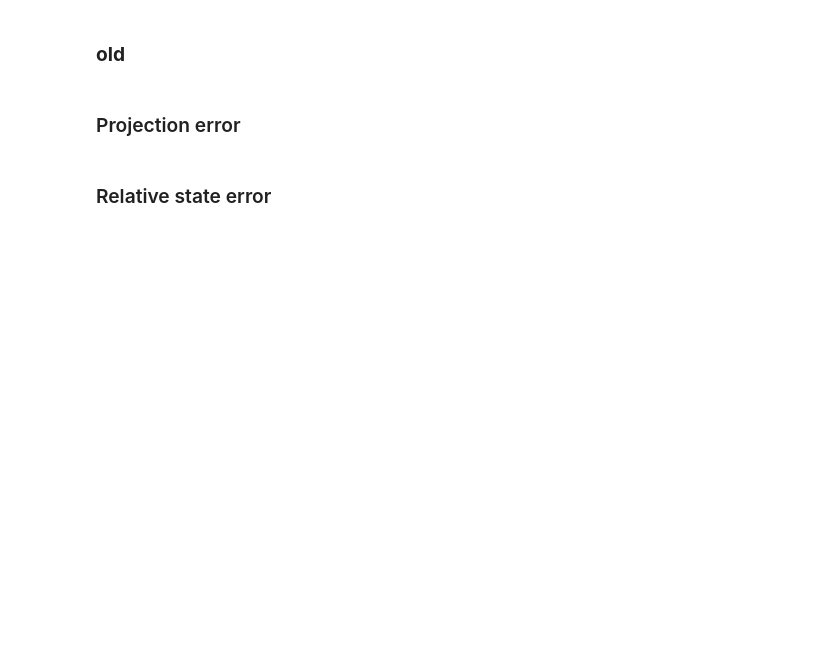
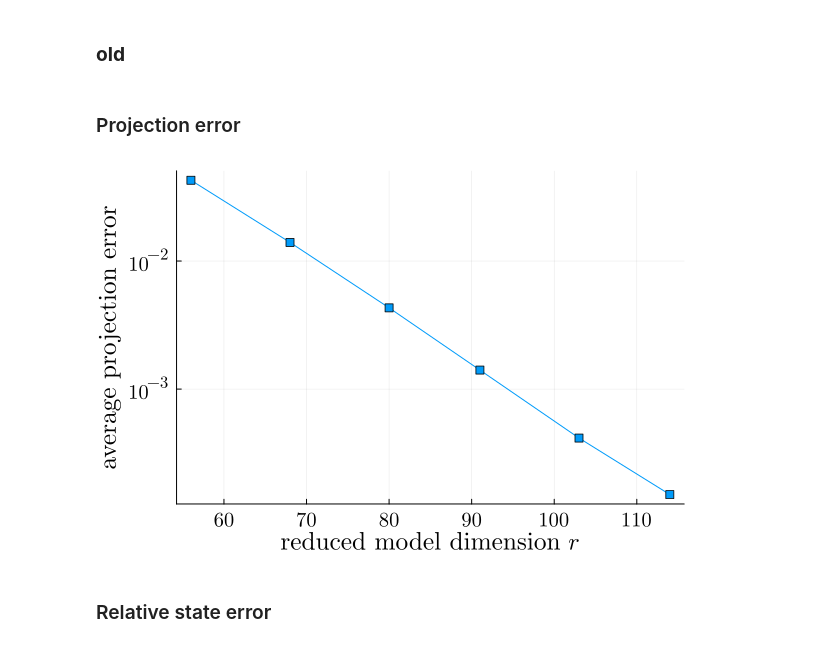
Before and after one commit to smallpondtom/LiftAndLearn.jl, a Jupyter notebook: examples/10_KSE_EP-OpInf.ipynb, the cells around one changed output. Cells and saved outputs as stored; diff of their text form; code cells hidden in the pictures; blank space fills up the shorter version.

```diff
--- a/examples/10_KSE_EP-OpInf.ipynb
+++ b/examples/10_KSE_EP-OpInf.ipynb
@@ -39,7 +39,7 @@ KSE_vars = LnL.vars(
 )
 KSE_data = LnL.data(
     Δt=KSE.Δt,
-    DS=1,
+    DS=100,
 )
 KSE_optim = LnL.opt_settings(
     verbose=false,
@@ -81,7 +81,7 @@ where $a, b$ are parameters that vary
 # %%
 # Parameters of the initial condition
-ic_a = [0.5, 1.0, 1.5]
-ic_b = [0.1, 0.2, 0.3]
+ic_a = [0.8, 0.9, 1.0, 1.1]
+ic_b = [0.1, 0.2, 0.3, 0.4]
 
 ic_a_out = [-1.0, 3.0]
 ic_b_out = [-1.0, 1.0]
@@ -414,7 +415,7 @@ RES["train_CR"] = Dict(
 # %%
-function analyze_proj_err(X_all, Vr_all, IC, ro)
+function analyze_proj_err(model, X_all, Vr_all, IC, ro)
     num_ic_params = length(IC)
-    PE_all = Array{Float64}(undef, ro_dim, model.Pdim)
+    PE_all = Array{Float64}(undef, length(ro), model.Pdim)
 
     @showprogress for i in eachindex(model.μs)
         for (j,r) in enumerate(ro)
@@ -730,18 +741,20 @@ Data = EP_analyze(Data,KSE,KSE.integrate_FD,options,Data["Xtr_all"],Data["IC_tra
 # %% [markdown]
 ### Projection error
 # %%
-RES["train_proj_err"] = analyze_proj_err(DATA["X_all"], DATA["Vr"], DATA["IC_train"], DATA["ro"]);
+RES["train_proj_err"] = analyze_proj_err(KSE, DATA["Xtr_all"], DATA["Vr"], DATA["IC_train"], DATA["ro"]);
 # %%
 # Training data
-mean_train_proj_err = mean(Data["train_proj_err"], dims=2)
-plot(Data["ro"], mean_train_proj_err, marker=(:rect))
+mean_train_proj_err = mean(RES["train_proj_err"], dims=2)
+plot(DATA["ro"], mean_train_proj_err, marker=(:rect), fontfamily="Computer Modern")
 plot!(yscale=:log10, majorgrid=true, legend=false)
 # tmp = log10.(mean_train_proj_err)
 # yticks!([10.0^i for i in floor(minimum(tmp))-1:ceil(maximum(tmp))+1])
 # xticks!()
-xlabel!(L"\mathrm{reduced~model~dimension~} r")
-ylabel!(L"\mathrm{average~~projection~~error}")
+xlabel!("reduced model dimension " * L"r")
+ylabel!("average projection error")
 plot!(guidefontsize=16, tickfontsize=13,  legendfontsize=13)
+# %% [output]
+[figure, added]
 # %% [markdown]
 ### Relative state error
 # %%
```
Also changed, not shown: parts of 17 cells of this notebook.
